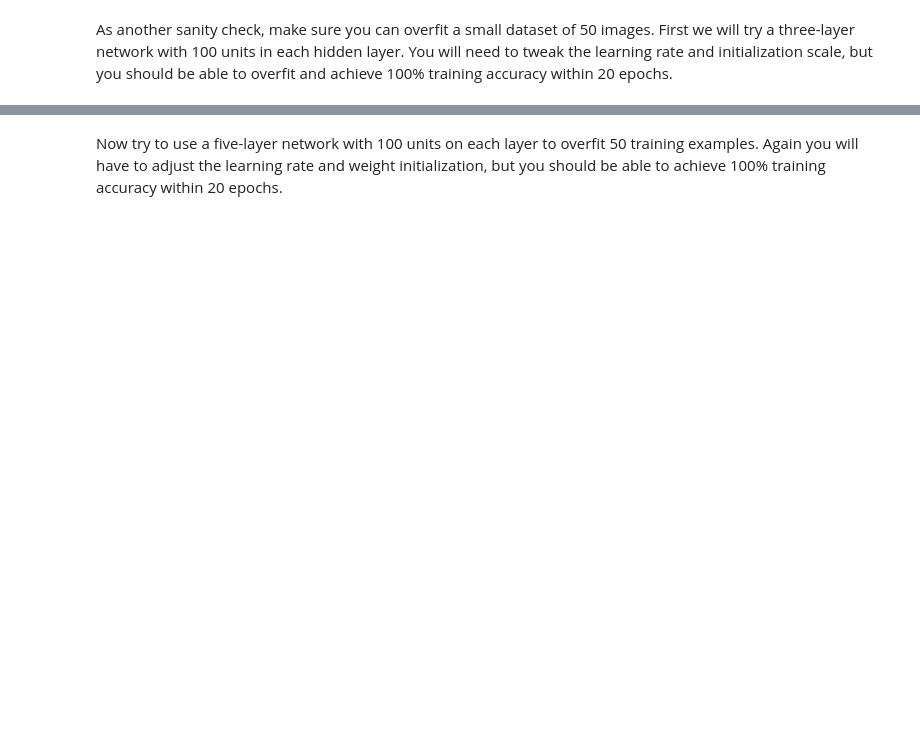
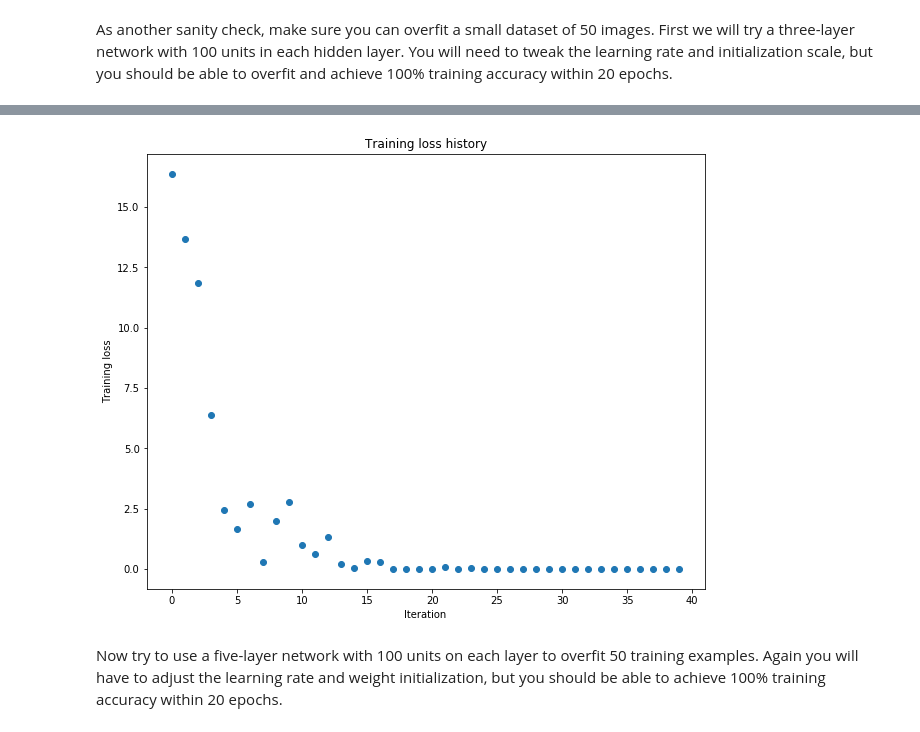
Before and after one commit to abhimanyumittal/cnn_cs231n, a Jupyter notebook: assignment2/FullyConnectedNets.ipynb, the cells around one changed output, grey strips where cells are left out. Cells and saved outputs as stored; diff of their text form; code cells hidden in the pictures; blank space fills up the shorter version.

```diff
--- a/assignment2/FullyConnectedNets.ipynb
+++ b/assignment2/FullyConnectedNets.ipynb
@@ -418,8 +430,8 @@ small_data = {
   'y_val': data['y_val'],
 }
 
-weight_scale = 1e-2
-learning_rate = 1e-4
+weight_scale = 3.9e-2
+learning_rate = 2e-3
 model = FullyConnectedNet([100, 100],
               weight_scale=weight_scale, dtype=np.float64)
 solver = Solver(model, small_data,
@@ -436,3 +448,4 @@ plt.title('Training loss history')
 plt.xlabel('Iteration')
 plt.ylabel('Training loss')
 plt.show()
+# %% [output]
@@ -439,3 +469,4 @@ plt.show()
+[figure, added]
 # %% [markdown]
 Now try to use a five-layer network with 100 units on each layer to overfit 50 training examples. Again you will have to adjust the learning rate and weight initialization, but you should be able to achieve 100% training accuracy within 20 epochs.
 # %%
```
Also changed, not shown: parts of 10 cells of this notebook, 1 other file.
